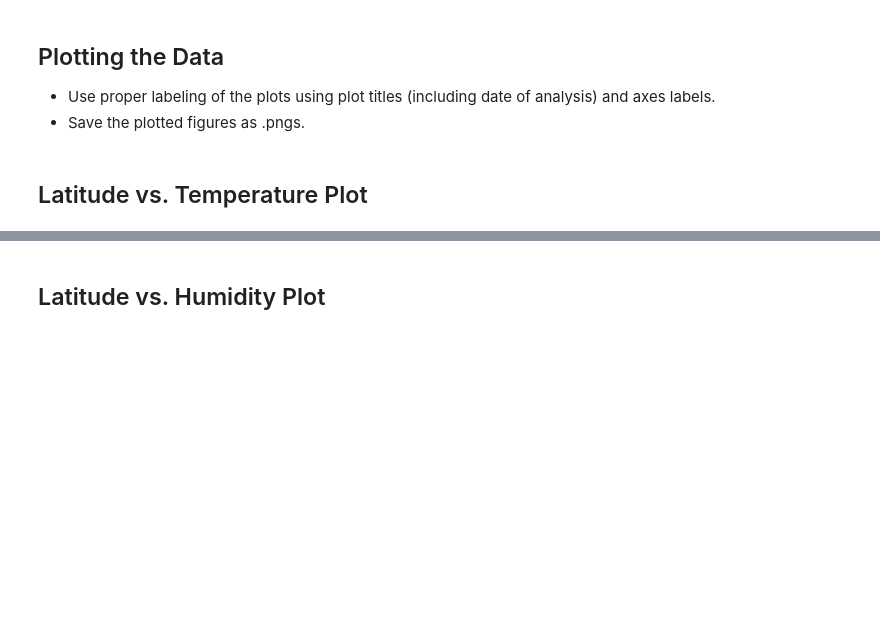
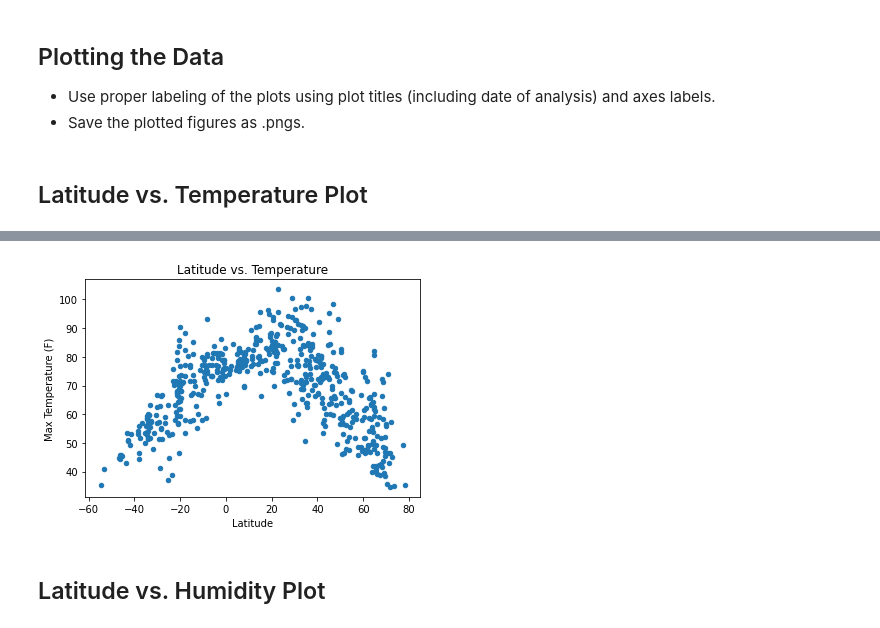
Before and after one commit to DINHC/python-api-challenge, a Jupyter notebook: WeatherPy.ipynb, the cells around one changed output, grey strips where cells are left out. Drawn from its saved outputs; the diff is of its cells as text; code cells hidden in the pictures; blank space fills up the shorter version.

```diff
--- a/WeatherPy.ipynb
+++ b/WeatherPy.ipynb
@@ -317,2 +283,9 @@ Int64Index([], dtype='int64')
+# %%
+lat_vs_temp = city_stat_pd.plot.scatter(x="Latitude", y="Max Temperature")
+plt.title('Latitude vs. Temperature')
+plt.ylabel('Max Temperature (F)')
+plt.show()
+# %% [output]
+[figure, added]
 # %% [markdown]
 ## Latitude vs. Humidity Plot
```
Also changed, not shown: parts of 36 cells of this notebook, 1 other file.
